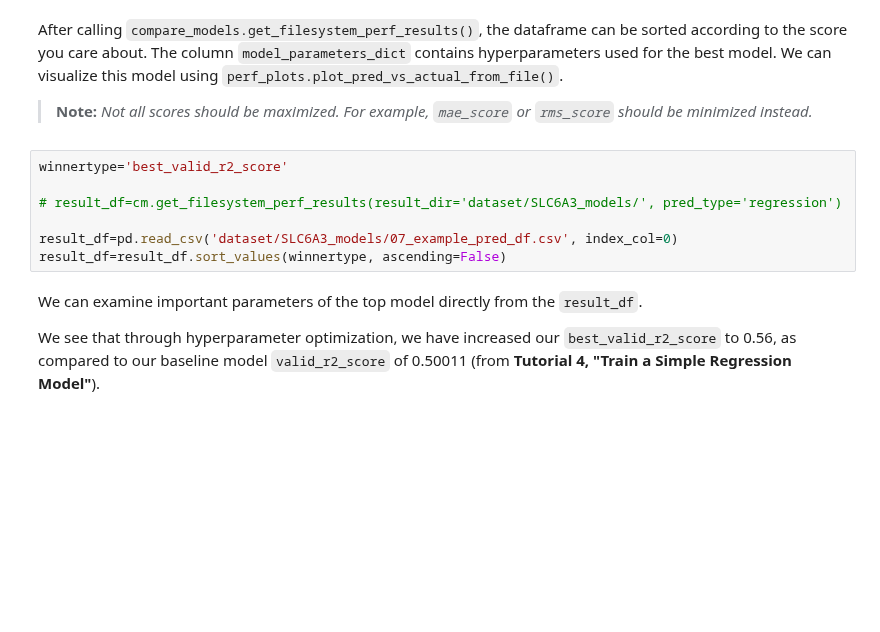
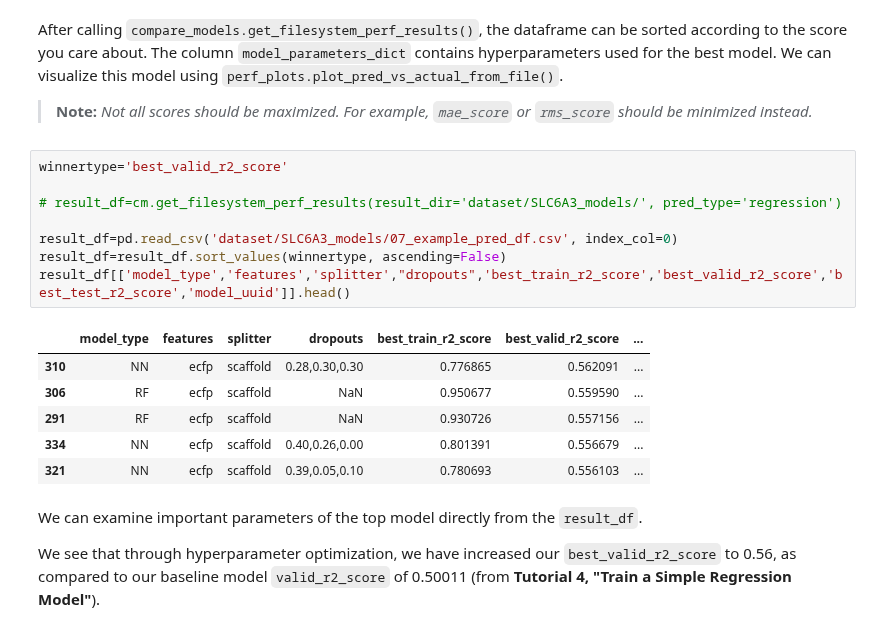
Before and after one commit to ATOMScience-org/AMPL, a Jupyter notebook: atomsci/ddm/examples/tutorials/07_compare_models.ipynb, the cells around one changed output. Cells and saved outputs as stored; diff of their text form; blank space fills up the shorter version.

```diff
--- a/atomsci/ddm/examples/tutorials/07_compare_models.ipynb
+++ b/atomsci/ddm/examples/tutorials/07_compare_models.ipynb
@@ -197,10 +196,18 @@ After calling `compare_models.get_filesystem_perf_results()`, the dataframe can
 # %%
 winnertype='best_valid_r2_score'
 
 # result_df=cm.get_filesystem_perf_results(result_dir='dataset/SLC6A3_models/', pred_type='regression')
 
 result_df=pd.read_csv('dataset/SLC6A3_models/07_example_pred_df.csv', index_col=0)
 result_df=result_df.sort_values(winnertype, ascending=False)
+result_df[['model_type','features','splitter',"dropouts",'best_train_r2_score','best_valid_r2_score','best_test_r2_score','model_uuid']].head()
+# %% [output]
+|  | model_type | features | splitter | dropouts | best_train_r2_score | best_valid_r2_score | ... |
+| 310 | NN | ecfp | scaffold | 0.28,0.30,0.30 | 0.776865 | 0.562091 | ... |
+| 306 | RF | ecfp | scaffold | NaN | 0.950677 | 0.559590 | ... |
+| 291 | RF | ecfp | scaffold | NaN | 0.930726 | 0.557156 | ... |
+| 334 | NN | ecfp | scaffold | 0.40,0.26,0.00 | 0.801391 | 0.556679 | ... |
+| 321 | NN | ecfp | scaffold | 0.39,0.05,0.10 | 0.780693 | 0.556103 | ... |
 # %% [markdown]
 We can examine important parameters of the top model directly from the `result_df`.
 
```
Also changed, not shown: parts of 14 cells of this notebook.
